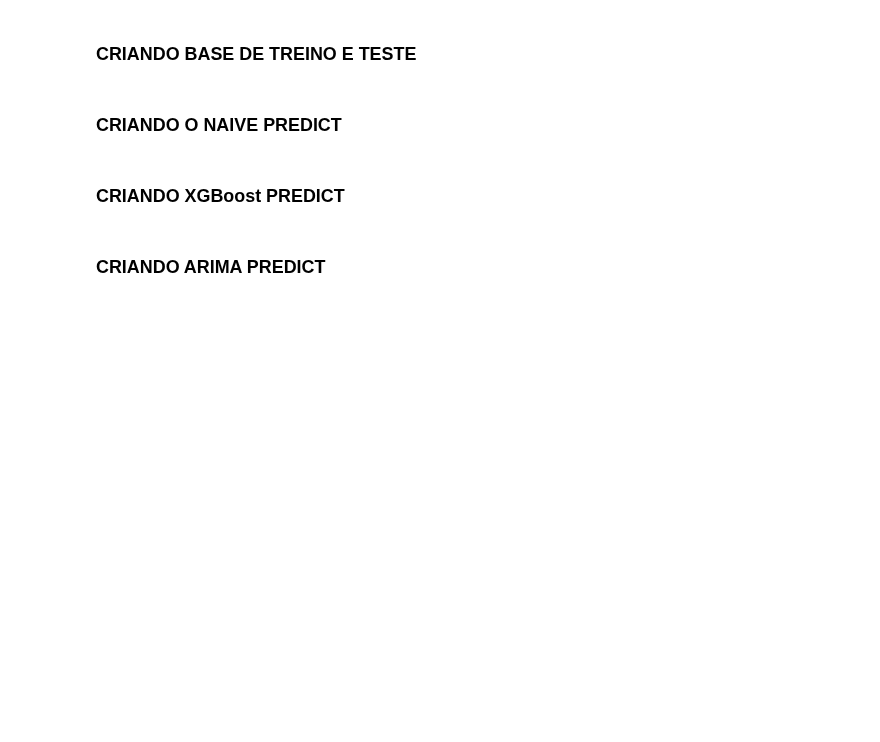
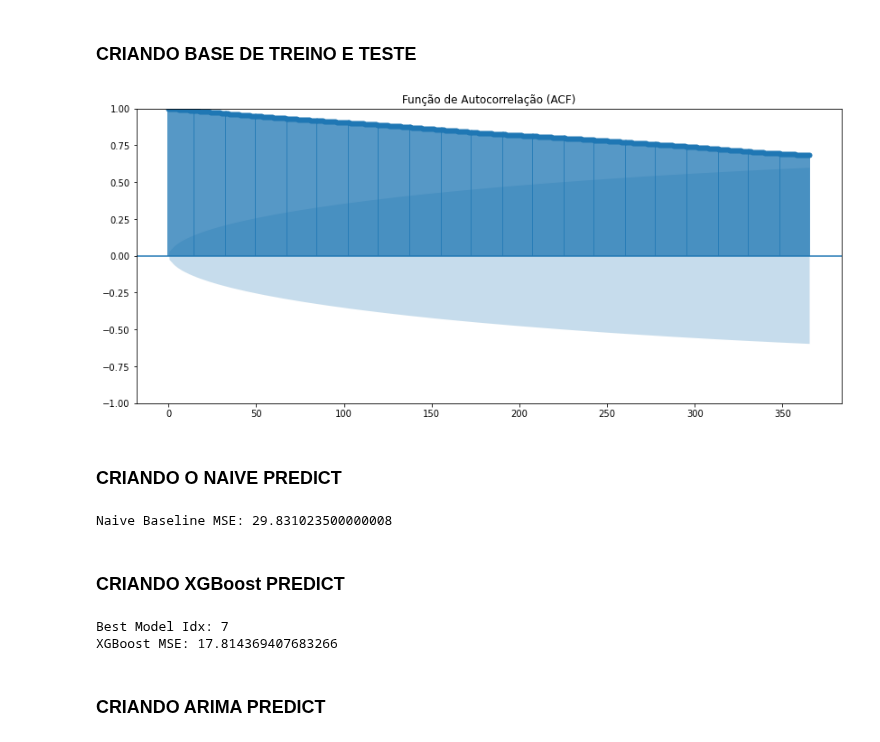
Before and after one commit to luishrufino/previsao_ibovespa, a Jupyter notebook: Machine Code.ipynb, the cells around one changed output. Saved outputs shown, nothing was run; the diff lists cells and outputs as text; code cells hidden in the pictures; blank space fills up the shorter version.

```diff
--- a/Machine Code.ipynb
+++ b/Machine Code.ipynb
@@ -126,42 +136,44 @@ historic_df['year'] = historic_df.index.year
 
 # Plot da ACF e PACF da série diferenciada
 plt.figure(figsize=(14, 6))
-plot_acf(historic_df['Último'].dropna(), ax=plt.gca(), lags=40)
+plot_acf(historic_df['Último'].dropna(), ax=plt.gca(), lags=365)
 plt.title('Função de Autocorrelação (ACF)')
 
 
 # Define training and test sets
-n_lags = 40
+n_lags = 365
 for lag in range(1, n_lags + 1):
     historic_df[f'lag_{lag}'] = historic_df['Último'].shift(lag)
 
 
 # Rolling statistics
 historic_df[f'rolling_mean_{n_lags}'] = historic_df['Último'].rolling(window=n_lags).mean().shift(1)
 historic_df[f'rolling_std_{n_lags}'] = historic_df['Último'].rolling(window=n_lags).std().shift(1)
 
 # Exponential Moving Averages (EMA)
 historic_df[f'ema_{n_lags}'] = historic_df['Último'].ewm(span=n_lags).mean().shift(1)
 historic_df[f'ema_std_{n_lags}'] = historic_df['Último'].ewm(span=n_lags).std().shift(1)
 
 
 predictors = [
     'day',
     'week_of_year',
     'month',
     'year',
     *['lag_{}'.format(i) for i in range(1, n_lags + 1)],
     'rolling_mean_{n_lags}'.format(n_lags=n_lags),
     'rolling_std_{n_lags}'.format(n_lags=n_lags),
     'ema_{n_lags}'.format(n_lags=n_lags),
     'ema_std_{n_lags}'.format(n_lags=n_lags),
 ]
 
 
 train_end = (date.today()-timedelta(7)).strftime('%Y-%m-%d')
 
 df_train = historic_df.loc[:train_end]
 df_test = historic_df.loc[train_end:]
+# %% [output]
+[figure, added]
 # %% [markdown]
 ### CRIANDO O NAIVE PREDICT
 # %%
@@ -176,6 +188,8 @@ from sklearn.metrics import mean_squared_error
 
 mse_naive = mean_squared_error(df_test['Último'][1:], naive_pred.loc[df_test.index][1:])
 print(f'Naive Baseline MSE: {mse_naive}')
+# %% [output]
+Naive Baseline MSE: 29.831023500000008
 # %% [markdown]
 ### CRIANDO XGBoost PREDICT
 # %%
@@ -216,6 +230,9 @@ print(f'XGBoost MSE: {mse_xgb}')
 
 xgb_pred_series = pd.Series(xgb_pred, index=df_test.index, name='pred')
 xgb_pred_df = xgb_pred_series.astype('float64')
+# %% [output]
+Best Model Idx: 7
+XGBoost MSE: 17.814369407683266
 # %% [markdown]
 ### CRIANDO ARIMA PREDICT
 # %%
```
Also changed, not shown: parts of 9 cells of this notebook, 5 other files.
